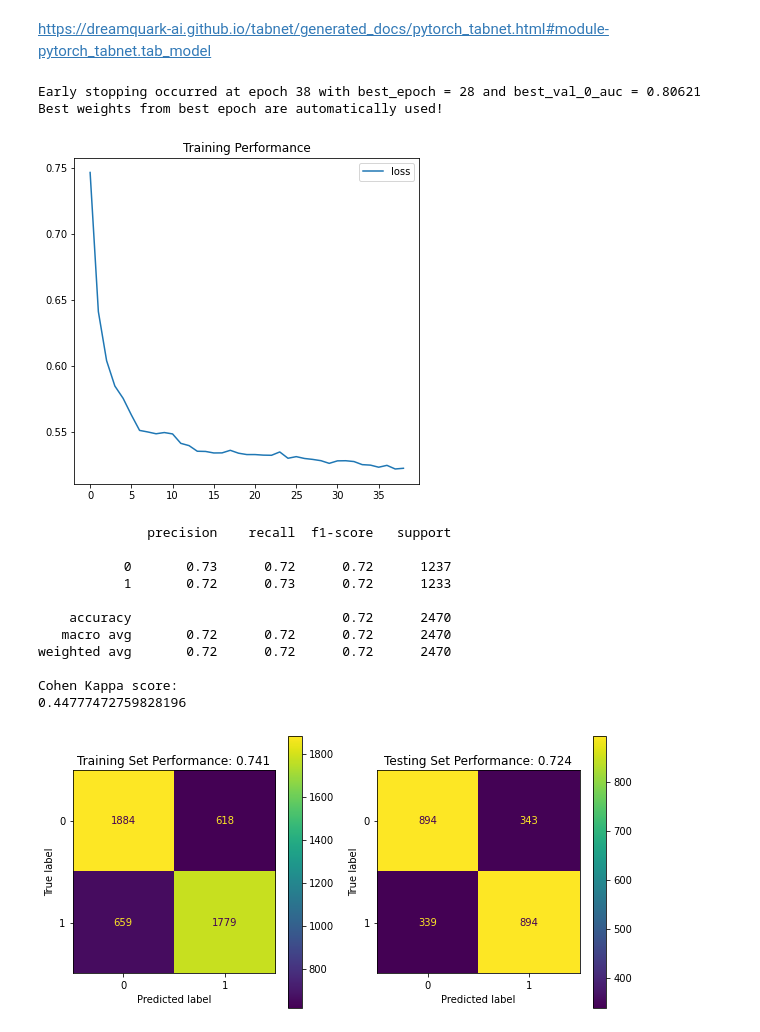
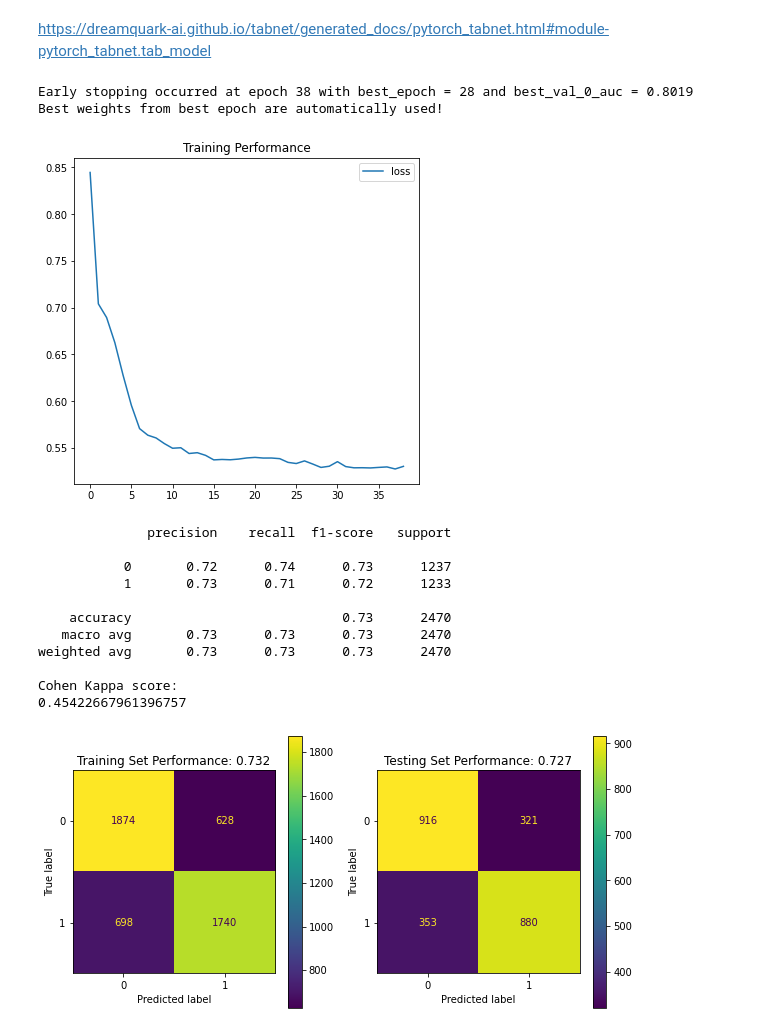
Before and after one commit to WilliamMa6984/LeagueOfLegendsWinPredictor, a Jupyter notebook: code.ipynb, the cells around one changed output. Cells and saved outputs as stored; diff of their text form; code cells hidden in the pictures.

```diff
--- a/code.ipynb
+++ b/code.ipynb
@@ -127,3 +127,20 @@ Since its only binary output (1 or 0 for win) - then worst case (random) accurac
 why: https://en.wikipedia.org/wiki/Evaluation_of_binary_classifiers - "Instead, measures such as the phi coefficient, Matthews correlation coefficient, informedness or Cohen's kappa may be preferable to assess the performance of a binary classifier."[17][18]
 # %% [markdown]
 # Dimension Reduction - PCA
+# %%
+from sklearn import decomposition
+
+pca = decomposition.PCA()
+pca.fit(train_X)
+transformed = pca.transform(train_X)
+transformed_val = pca.transform(val_X)
+transformed_test = pca.transform(test_X)
+
+## up to dim (exclusive) where variance explained 95%
+cumulative_sum = np.cumsum(pca.explained_variance_ratio_, axis=0)
+print(cumulative_sum)
+top95 = np.where(cumulative_sum > 0.95)[0][0]
+
+transformed_train_95 = transformed[:, 0:top95]
+transformed_val_95 = transformed_val[:, 0:top95]
+transformed_test_95 = transformed_test[:, 0:top95]
@@ -226,7 +261,7 @@ def model_history(history):
     ax = fig.add_subplot(1, 3, 1)
     plt.plot(history.history['loss'], label='loss')
     # plt.plot(history.history['accuracy'], label='accuracy')
-    # plt.plot(history.history['val_loss'], label='val_loss')
+    plt.plot(history.history['val_loss'], label='val_loss')
     # plt.plot(history.history['val_accuracy'], label='val_accuracy')
     ax.legend()
     ax.set_title('Training Performance')
@@ -239,28 +274,28 @@ https://dreamquark-ai.github.io/tabnet/generated_docs/pytorch_tabnet.html#module
 # %%
 from pytorch_tabnet.tab_model import TabNetClassifier
 
 tabnet = TabNetClassifier(verbose=0,seed=42)
-tabnet.fit(X_train=train_X, y_train=train_y,
+tabnet.fit(transformed_train_95, train_y,
                patience=10, max_epochs=50,
-               eval_set=[(val_X, val_y)],
+               eval_set=[(transformed_val_95, val_y)],
                eval_metric=['auc'])
 model_history(tabnet.history)
 # %% [output]
-Early stopping occurred at epoch 38 with best_epoch = 28 and best_val_0_auc = 0.80621
+Early stopping occurred at epoch 38 with best_epoch = 28 and best_val_0_auc = 0.8019
 Best weights from best epoch are automatically used!
-[figure, old version]
+[figure, new version]
 # %%
-eval_model(tabnet, train_X, train_y, test_X, test_y)
+eval_model(tabnet, transformed_train_95, train_y, transformed_test_95, test_y)
 # %% [output]
               precision    recall  f1-score   support
 
-           0       0.73      0.72      0.72      1237
-           1       0.72      0.73      0.72      1233
+           0       0.72      0.74      0.73      1237
+           1       0.73      0.71      0.72      1233
 
-    accuracy                           0.72      2470
-   macro avg       0.72      0.72      0.72      2470
-weighted avg       0.72      0.72      0.72      2470
+    accuracy                           0.73      2470
+   macro avg       0.73      0.73      0.73      2470
+weighted avg       0.73      0.73      0.73      2470
 
 Cohen Kappa score:
-0.44777472759828196
+0.45422667961396757
-[figure, old version]
+[figure, new version]
```
Also changed, not shown: parts of 3 cells of this notebook.
